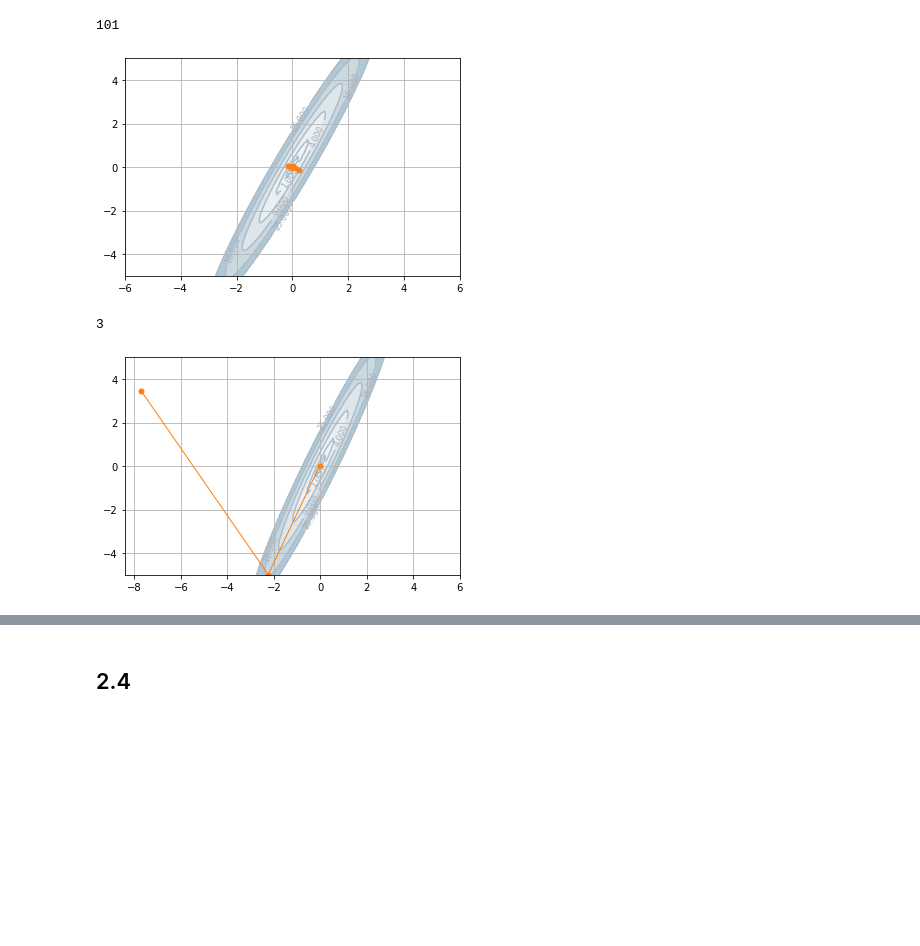
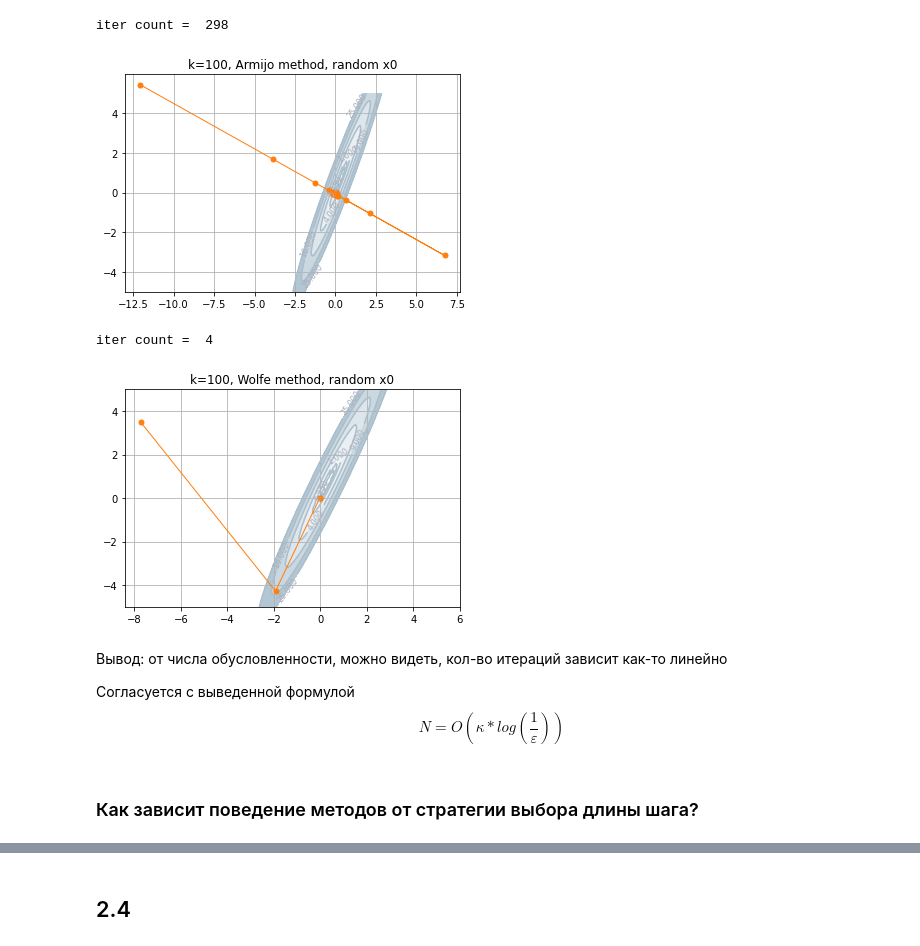
Before and after one commit to voiteshonok/made_opt_in_ml, a Jupyter notebook: homework_2/Research.ipynb, the cells around one changed output, grey strips where cells are left out. Saved outputs shown, nothing was run; the diff lists cells and outputs as text; code cells hidden in the pictures; blank space fills up the shorter version.

```diff
--- a/homework_2/Research.ipynb
+++ b/homework_2/Research.ipynb
@@ -48,3 +18,3 @@ S_2 = S(2)
 # %%
 A = np.diag([1, k])
-A
+b = np.random.random(2)
@@ -104,0 +103,4 @@ array([0.23659515, 0.55526713])
+# %%
+k = 100
+A = np.diag([1, k])
+mat_100 = S_2.dot(A).dot(S_2.T)
@@ -105,20 +118,28 @@ array([0.23659515, 0.55526713])
 # %%
-oracle = oracles.QuadraticOracle(mat, np.zeros(2))
-m = methods.GradientDescent(oracle, np.array([.03, .5]), line_search_options={"method": "Armijo"})
-m.run()
+oracle = oracles.QuadraticOracle(mat_100, b)
+m = methods.GradientDescent(oracle, np.array([10.0, 1.5]), line_search_options={"method": "Armijo"})
+m.run(300)
+plt.title("k=100, Armijo method, random x0")
 plot_trajectory_2d.plot_levels(oracle.func)
 plot_trajectory_2d.plot_trajectory(oracle.func, m.hist["x"])
-print(len(m.hist["x"]))
+print("iter count = ", len(m.hist["x"]))
 # %% [output]
-101
+iter count =  298
-[figure, old version]
+[figure, new version]
 # %%
-oracle = oracles.QuadraticOracle(mat, np.zeros(2))
+oracle = oracles.QuadraticOracle(mat_100, b)
 m = methods.GradientDescent(oracle, np.array([10.0, 1.5]), line_search_options={"method": "Wolfe"})
 m.run()
+plt.title("k=100, Wolfe method, random x0")
 plot_trajectory_2d.plot_levels(oracle.func)
 plot_trajectory_2d.plot_trajectory(oracle.func, m.hist["x"])
-print(len(m.hist["x"]))
+print("iter count = ", len(m.hist["x"]))
 # %% [output]
-3
+iter count =  4
-[figure, old version]
+[figure, new version]
+# %% [markdown]
+ Вывод: от числа обусловленности, можно видеть, кол-во итераций зависит как-то линейно
+
+ Согласуется с выведенной формулой $$N = O(\kappa * log(\frac{1}{\varepsilon}))$$
+# %% [markdown]
+### Как зависит поведение методов от стратегии выбора длины шага?
```
Also changed, not shown: parts of 61 cells of this notebook.
